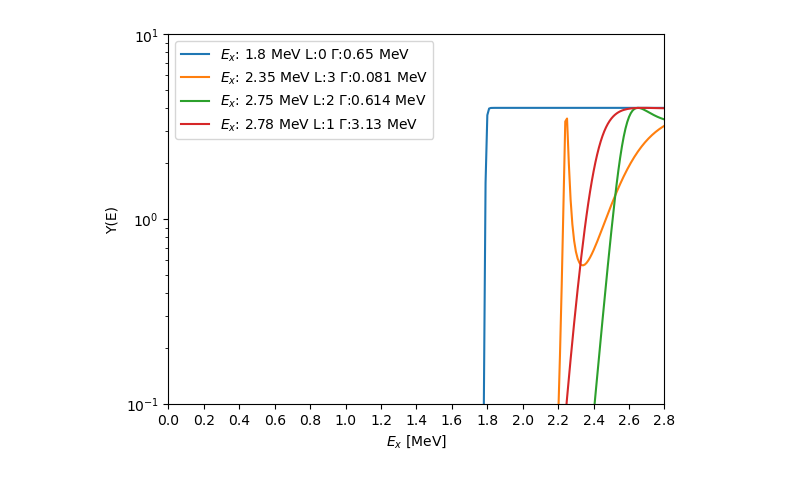
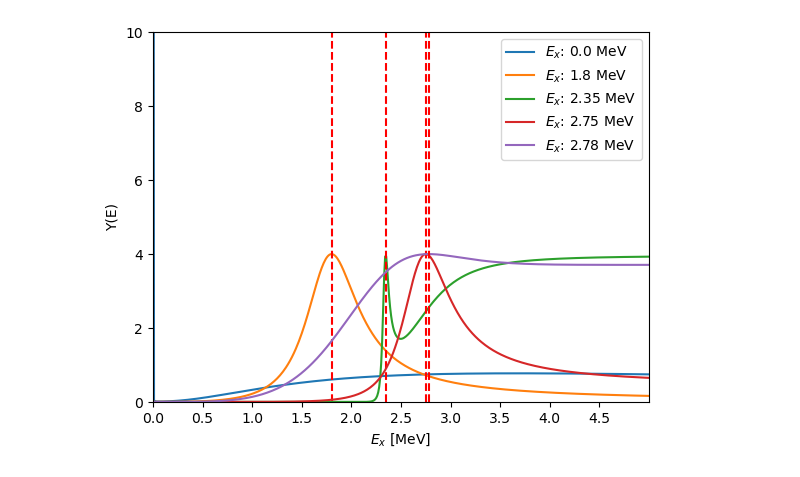
Before and after one commit to bhamnuclear/rmatrixtools, a Jupyter notebook: linespace_multi.ipynb, the cells around one changed output. Saved outputs shown, nothing was run; the diff lists cells and outputs as text; code cells hidden in the pictures.

```diff
--- a/linespace_multi.ipynb
+++ b/linespace_multi.ipynb
@@ -32,26 +32,26 @@ hbar = 197 #MeV/fm
 e2 = 1.6e-19**2
 amu = 931.5 #MeV/c2
 alpha = 1./137.
+Ex_ = np.linspace(0.0,5.0,501) #MeV
 
+########## 8Be+p (0+ and 1/2+)
 #Inputs
-M1 = 5 #in amu
-M2 = 4 #in amu
+M1 = 8 #in amu
+M2 = 1 #in amu
 a = 1.4*(M1**(1/3)+M2**(1/3)) #fm
-Z1 = 3 #in units of e
-Z2 = 2 #in units of e
+Z1 = 4 #in units of e
+Z2 = 1 #in units of e
 mu = (M1*M2)/(M1+M2)
-Ex_ = np.linspace(0.0,3.0,301) #MeV
 
 #State
-
-Q = -1.7
+Q = +0.1859
 l = [1,0,3,2,1] #3/2- g.s, 1/2+, sharp alpha 5/2-, 5/2+, broad 1/2-
 Ex = [0,1.8,2.345,2.75,2.78] #MeV, Ex
-Gamma = [0.54e-3,0.650,0.081,0.614,3.13] #MeV
+Gamma = [0.54e-3,0.650,0.081*0.01,0.614,3.13*0.9] #MeV
 I = [10,1,1,1,1] #Intensities
 Ex=np.array(Ex)
 #
-
+widthp = []
 for n in range(len(Ex)): #loop in states
     if(Ex[n]+Q)>0:
         k_res = np.sqrt((2*mu*amu*(Ex[n]+Q)))/hbar #fm^-1
@@ -59,6 +59,7 @@ for n in range(len(Ex)): #loop in states
         z_res = k_res*a
     else:
         print(f"Below threshold: {Ex[n]+Q}")
+        widthp.append(np.zeros_like(Ex_))
         continue
     width = []
     for ene in Ex_:
@@ -72,18 +73,65 @@ for n in range(len(Ex)): #loop in states
             z = k*a
             g2 = Gamma[n]/(2*Pl(l[n],eta_res,z_res)) #reduced width at pole (ignoring shifts for now)
             width.append(2*Pl(l[n],eta,z)*g2)#Gamma=2*Pl(E)*g2
-    widtha = np.array(width)
+    widthp.append(width)
 
-    lineshape = I[n]*width**2/((E-Ex[n])**2+width**2*0.25)
-    plt.plot(Ex_,lineshape,label=f"$E_x$: {Ex[n]:.3} MeV L:{l[n]} $\Gamma$:{Gamma[n]:.3} MeV")
+##### 5Li+a (3/2- and 0+)
+
+#Inputs
+M1 = 5 #in amu
+M2 = 4 #in amu
+a = 1.4*(M1**(1/3)+M2**(1/3)) #fm
+Z1 = 3 #in units of e
+Z2 = 2 #in units of e
+mu = (M1*M2)/(M1+M2)
+
+#State
+Q = -1.689
+l = [0,1,2,1,2] #3/2- g.s, 1/2+, sharp alpha 5/2-, 5/2+, broad 1/2-
+Ex = [0,1.8,2.345,2.75,2.78] #MeV, Ex
+Gamma = [0.0,0.0,0.081,0.614*0.01,3.13*0.1] #MeV
+I = [10,1,1,1,1] #Intensities
+Ex=np.array(Ex)
+#
+widtha = []
+for n in range(len(Ex)): #loop in states
+    if(Ex[n]+Q)>0:
+        k_res = np.sqrt((2*mu*amu*(Ex[n]+Q)))/hbar #fm^-1
+        eta_res = alpha*Z1*Z2*np.sqrt((mu*amu)/(2*(Ex[n]+Q)))
+        z_res = k_res*a
+    else:
+        print(f"Below threshold: {Ex[n]+Q}")
+        widtha.append(np.zeros_like(Ex_))
+        continue
+    width = []
+    for ene in Ex_:
+        ene += Q
+        if(ene<0):
+            width.append(0)
+            continue
+        else:
+            k = np.sqrt((2*mu*amu*ene))/hbar #fm^-1
+            eta = alpha*Z1*Z2*np.sqrt((mu*amu)/(2*ene))
+            z = k*a
+            g2 = Gamma[n]/(2*Pl(l[n],eta_res,z_res)) #reduced width at pole (ignoring shifts for now)
+            width.append(2*Pl(l[n],eta,z)*g2)#Gamma=2*Pl(E)*g2
+    widtha.append(width)
+
+widtha=np.array(widtha)
+widthp=np.array(widthp)
+
+for n in range(len(Ex)): #loop in states
+    widtht = widtha[n] + widthp[n]
+    lineshape = I[n]*widtht**2/((Ex_-Ex[n])**2+widtht**2*0.25)
+    plt.plot(Ex_,lineshape,label=f"$E_x$: {Ex[n]:.3} MeV")
     #plt.yscale('log')
     plt.xlabel("$E_{x}$ [MeV]")
     plt.ylabel("Y(E)")
-    plt.axvline(x=Ex[n]-Q,c="red",ls="--")
-plt.xticks(np.arange(0.0,3,step=0.2))
-plt.xlim(0.0,2.8)
-plt.ylim(1e-1,10)
-plt.yscale('log')
+    plt.axvline(x=Ex[n],c="red",ls="--")
+plt.xticks(np.arange(0.0,5,step=0.5))
+plt.xlim(0.0,5)
+plt.ylim(0,10)
+#plt.yscale('log')
 plt.legend()
 plt.show()
 # %% [output]
@@ -91 +139 @@ Below threshold: -1.7
-[figure, old version]
+[figure, new version]
```
Also changed, not shown: parts of 1 cell of this notebook.
